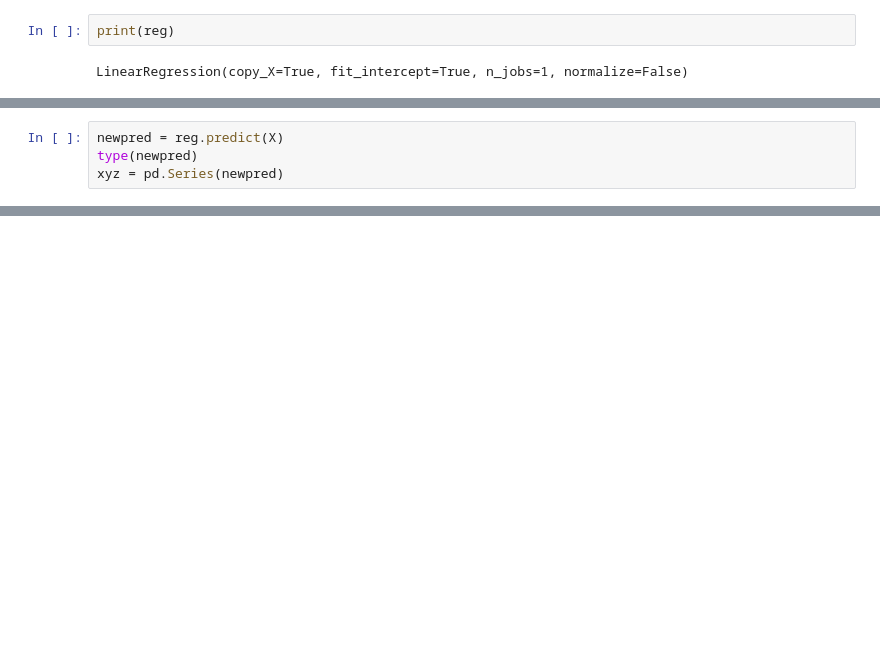
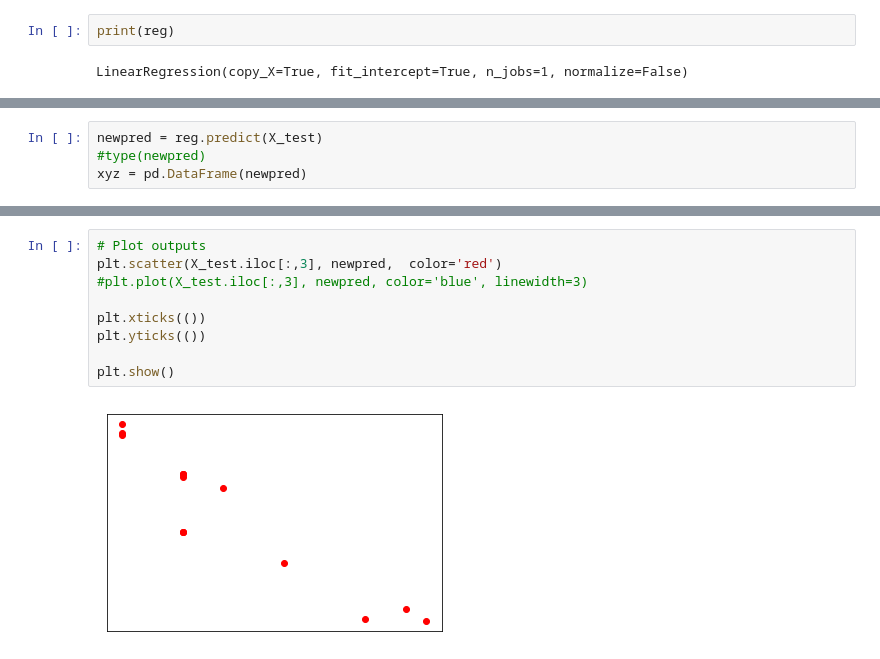
Before and after one commit to DSPavan/PyClassNotes, a Jupyter notebook: pyLinearMain.ipynb, the cells around one changed output, grey strips where cells are left out. Drawn from its saved outputs; the diff is of its cells as text; blank space fills up the shorter version.

```diff
--- a/pyLinearMain.ipynb
+++ b/pyLinearMain.ipynb
@@ -64,4 +75,4 @@ reg.score(X, y)
 # %%
-newpred = reg.predict(X)
-type(newpred)
-xyz = pd.Series(newpred)
+newpred = reg.predict(X_test)
+#type(newpred)
+xyz = pd.DataFrame(newpred)
@@ -89,0 +154,11 @@ df_new
+# %%
+# Plot outputs
+plt.scatter(X_test.iloc[:,3], newpred,  color='red')
+#plt.plot(X_test.iloc[:,3], newpred, color='blue', linewidth=3)
+
+plt.xticks(())
+plt.yticks(())
+
+plt.show()
+# %% [output]
+[figure, added]
```
Also changed, not shown: parts of 11 cells of this notebook.
